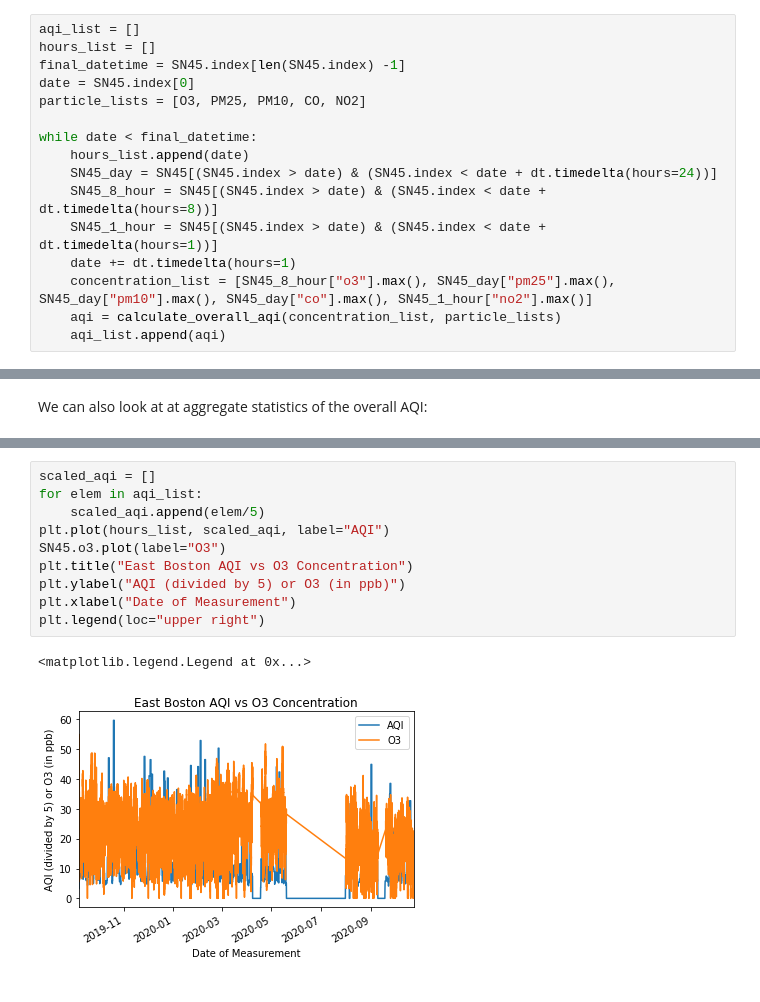
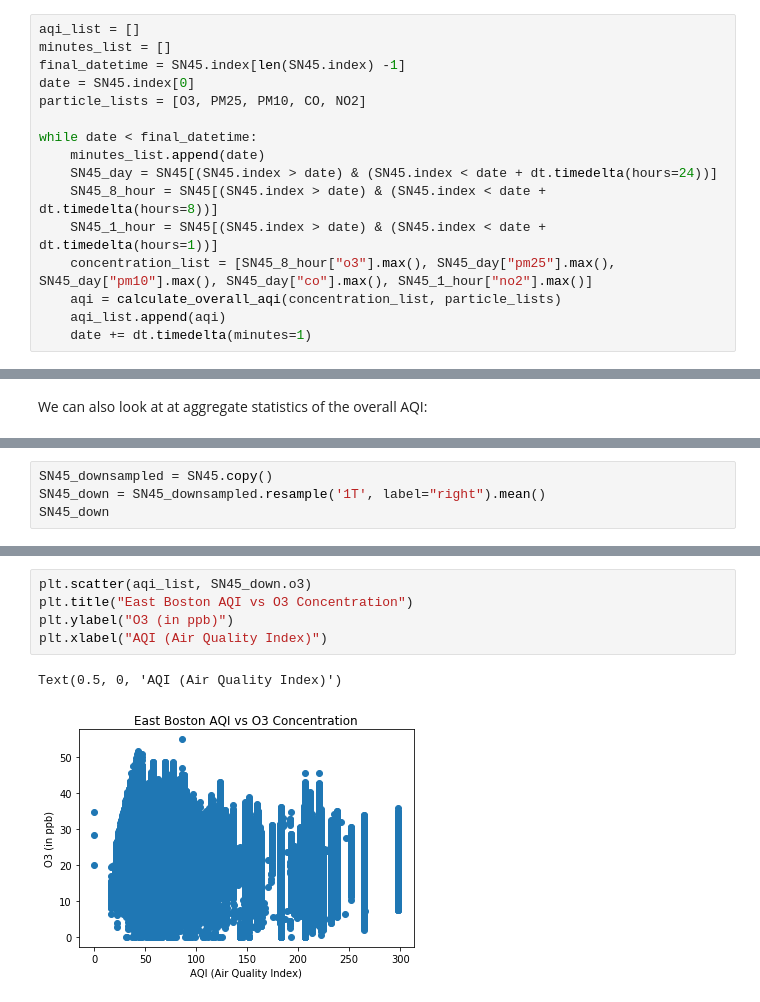
Before and after one commit to airpartners/data-analysis, a Jupyter notebook: aqi-analysis.ipynb, the cells around one changed output, grey strips where cells are left out. Cells and saved outputs as stored; diff of their text form.

Commit message:
replaced time ploits with scatter plot, added corr matrix

```diff
--- a/aqi-analysis.ipynb
+++ b/aqi-analysis.ipynb
@@ -164,20 +164,20 @@ aqi
 From there, we can calculate the AQI value for each hour within a specific range of dates, and we can view that value over time. This code is a little inefficient, but it only runs one time in this context. If we decide to use AQI in production, this might require some optimization to run more smoothly.
 # %%
 aqi_list = []
-hours_list = []
+minutes_list = []
 final_datetime = SN45.index[len(SN45.index) -1]
 date = SN45.index[0]
 particle_lists = [O3, PM25, PM10, CO, NO2]
 
 while date < final_datetime:
-    hours_list.append(date)
+    minutes_list.append(date)
     SN45_day = SN45[(SN45.index > date) & (SN45.index < date + dt.timedelta(hours=24))]
     SN45_8_hour = SN45[(SN45.index > date) & (SN45.index < date + dt.timedelta(hours=8))]
     SN45_1_hour = SN45[(SN45.index > date) & (SN45.index < date + dt.timedelta(hours=1))]
-    date += dt.timedelta(hours=1)
     concentration_list = [SN45_8_hour["o3"].max(), SN45_day["pm25"].max(), SN45_day["pm10"].max(), SN45_day["co"].max(), SN45_1_hour["no2"].max()]
     aqi = calculate_overall_aqi(concentration_list, particle_lists)
     aqi_list.append(aqi)
+    date += dt.timedelta(minutes=1)
 # %% [markdown]
 ## Interpreting the AQI for Our Dataset
 ### AQI Statistics
@@ -223,0 +226,4 @@ On a first glance, it seems to capture some of the variability inherent to the d
+# %%
+SN45_downsampled = SN45.copy()
+SN45_down = SN45_downsampled.resample('1T', label="right").mean()
+SN45_down
@@ -247,14 +265,9 @@ plt.legend(loc="upper right")
 # %%
-scaled_aqi = []
-for elem in aqi_list:
-    scaled_aqi.append(elem/5)
-plt.plot(hours_list, scaled_aqi, label="AQI")
-SN45.o3.plot(label="O3")
+plt.scatter(aqi_list, SN45_down.o3)
 plt.title("East Boston AQI vs O3 Concentration")
-plt.ylabel("AQI (divided by 5) or O3 (in ppb)")
-plt.xlabel("Date of Measurement")
-plt.legend(loc="upper right")
+plt.ylabel("O3 (in ppb)")
+plt.xlabel("AQI (Air Quality Index)")
 # %% [output]
-<matplotlib.legend.Legend at 0x...>
+Text(0.5, 0, 'AQI (Air Quality Index)')
-[figure, old version]
+[figure, new version]
 # %%
```
Also changed, not shown: parts of 16 cells of this notebook.
